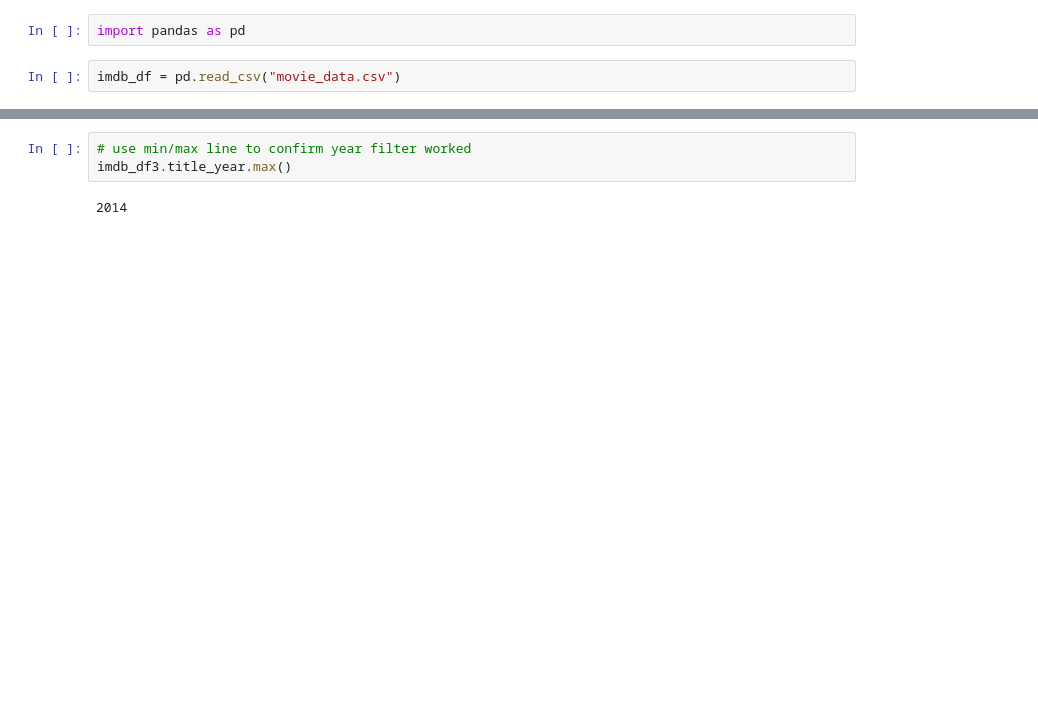
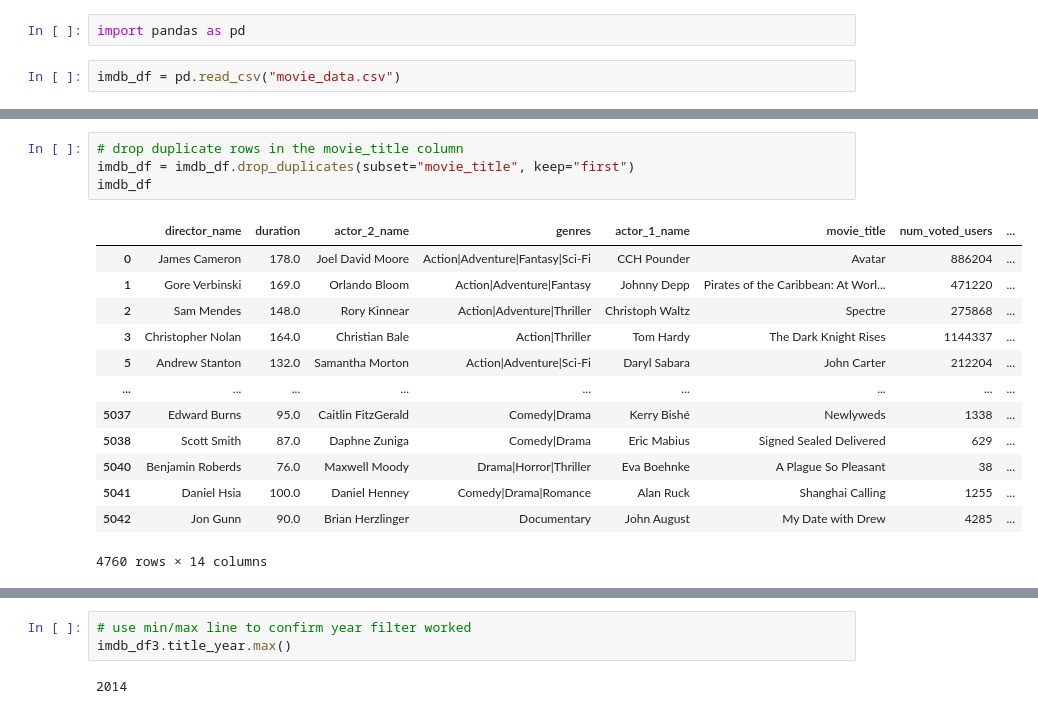
Before and after one commit to seanhoffman76/ETL_Project, a Jupyter notebook: imdb_data.ipynb, the cells around one changed output, grey strips where cells are left out. Drawn from its saved outputs; the diff is of its cells as text; blank space fills up the shorter version.

Commit message:
ipynb file with drop dupe code

```diff
--- a/imdb_data.ipynb
+++ b/imdb_data.ipynb
@@ -16,3 +23,21 @@ imdb_df
+# %%
+# drop duplicate rows in the movie_title column
+imdb_df = imdb_df.drop_duplicates(subset="movie_title", keep="first")
+imdb_df
+# %% [output]
+|  | director_name | duration | actor_2_name | genres | actor_1_name | movie_title | num_voted_users | ... |
+| 0 | James Cameron | 178.0 | Joel David Moore | Action|Adventure|Fantasy|Sci-Fi | CCH Pounder | Avatar | 886204 | ... |
+| 1 | Gore Verbinski | 169.0 | Orlando Bloom | Action|Adventure|Fantasy | Johnny Depp | Pirates of the Caribbean: At Worl... | 471220 | ... |
+| 2 | Sam Mendes | 148.0 | Rory Kinnear | Action|Adventure|Thriller | Christoph Waltz | Spectre | 275868 | ... |
+| 3 | Christopher Nolan | 164.0 | Christian Bale | Action|Thriller | Tom Hardy | The Dark Knight Rises | 1144337 | ... |
+| 5 | Andrew Stanton | 132.0 | Samantha Morton | Action|Adventure|Sci-Fi | Daryl Sabara | John Carter | 212204 | ... |
+| ... | ... | ... | ... | ... | ... | ... | ... | ... |
+| 5037 | Edward Burns | 95.0 | Caitlin FitzGerald | Comedy|Drama | Kerry Bishé | Newlyweds | 1338 | ... |
+| 5038 | Scott Smith | 87.0 | Daphne Zuniga | Comedy|Drama | Eric Mabius | Signed Sealed Delivered | 629 | ... |
+| 5040 | Benjamin Roberds | 76.0 | Maxwell Moody | Drama|Horror|Thriller | Eva Boehnke | A Plague So Pleasant | 38 | ... |
+| 5041 | Daniel Hsia | 100.0 | Daniel Henney | Comedy|Drama|Romance | Alan Ruck | Shanghai Calling | 1255 | ... |
+| 5042 | Jon Gunn | 90.0 | Brian Herzlinger | Documentary | John August | My Date with Drew | 4285 | ... |
+4760 rows × 14 columns
 # %%
 # pare down original DF to eliminate unnecessary columns
 imdb_df2 = imdb_df[['director_name','movie_title','title_year','duration','genres','actor_1_name','actor_2_name','actor_3_name','movie_imdb_link','num_voted_users','imdb_score']]
```
Also changed, not shown: parts of 8 cells of this notebook.
